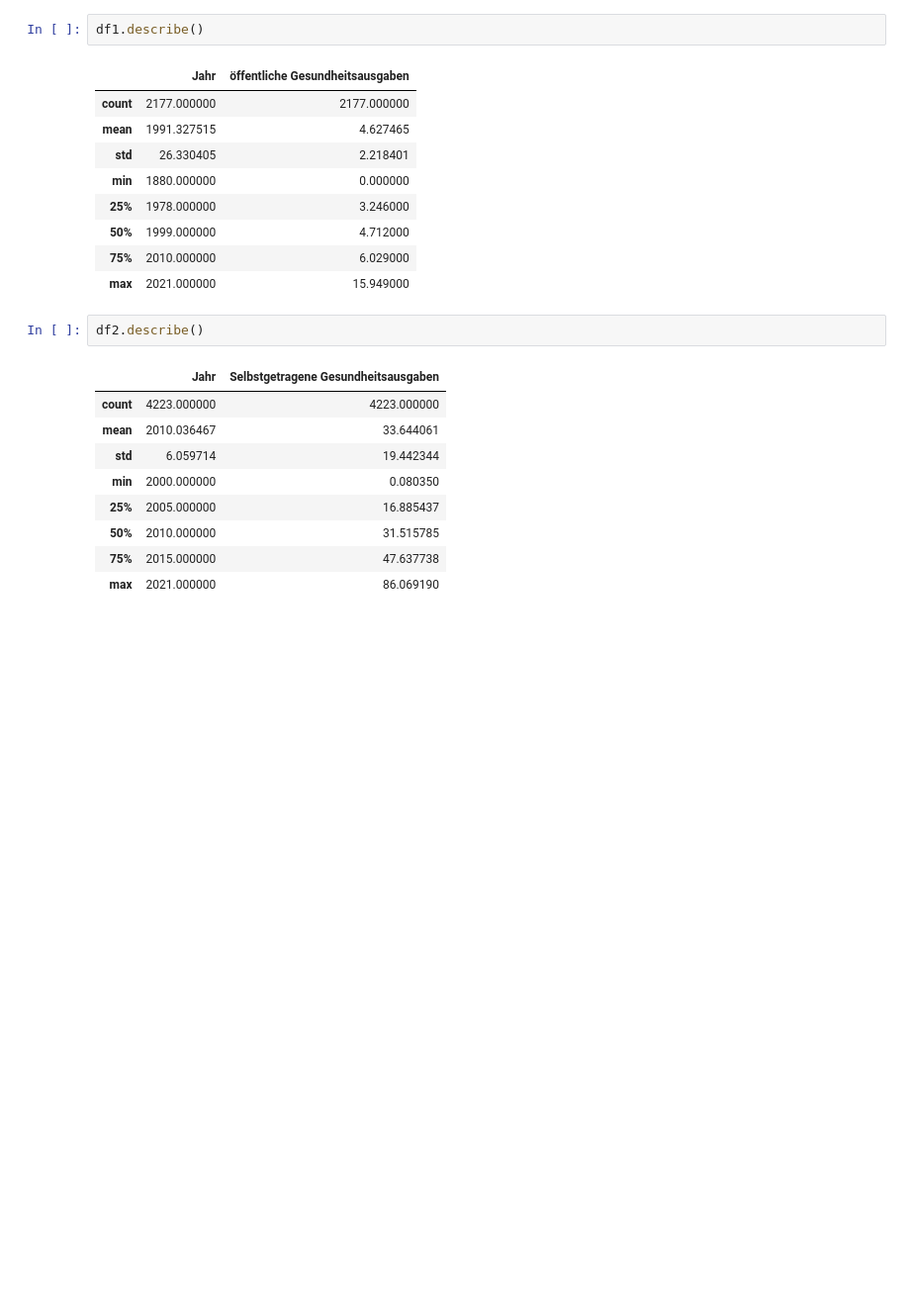
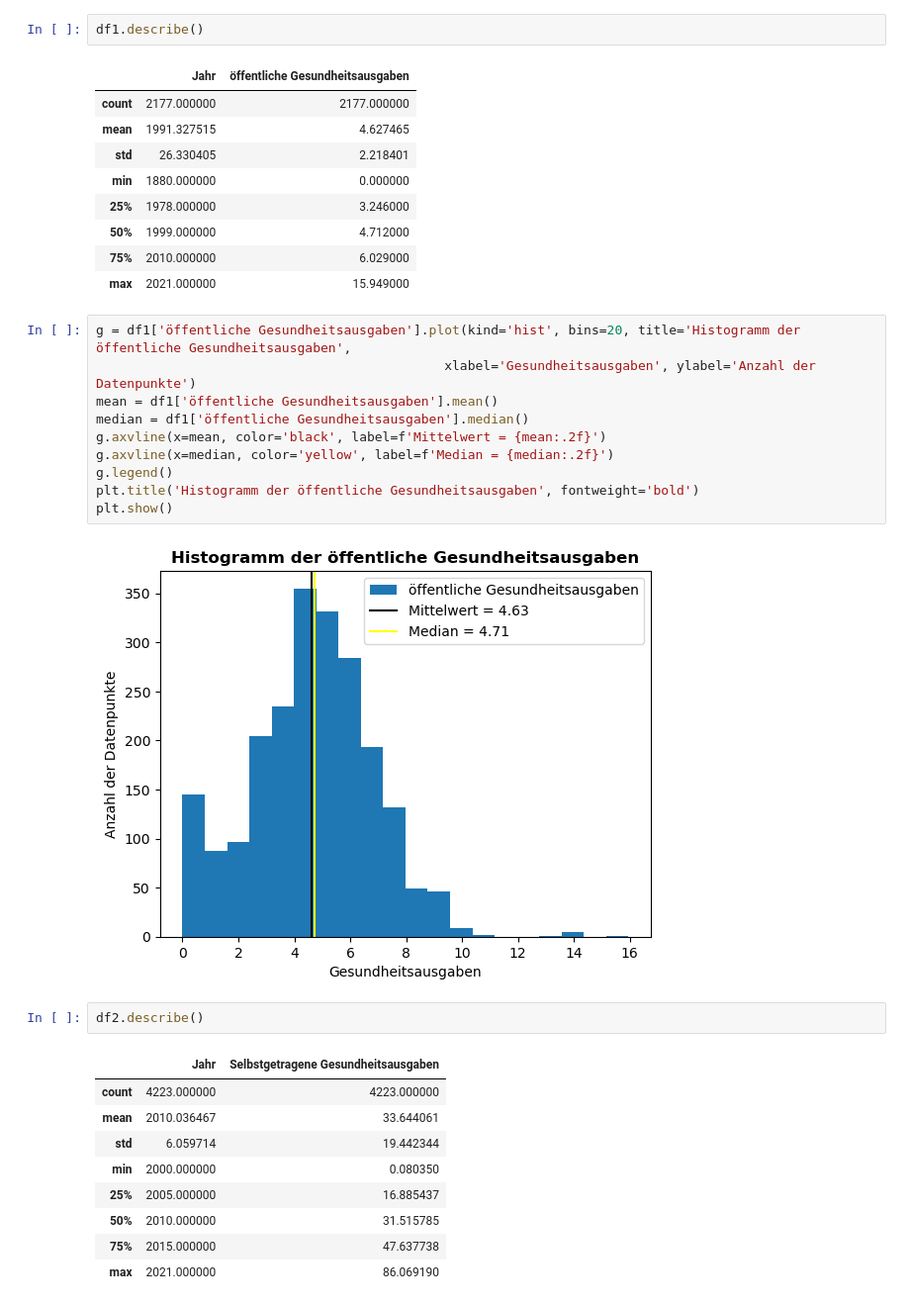
Before and after one commit to cossllea/BMLD1-LN2-Python, a Jupyter notebook: Grundgerüst_Leistungsnachweis.ipynb, the cells around one changed output. Shown at 99% size. Saved outputs shown, nothing was run; the diff lists cells and outputs as text; blank space fills up the shorter version.

```diff
--- a/Grundgerüst_Leistungsnachweis.ipynb
+++ b/Grundgerüst_Leistungsnachweis.ipynb
@@ -250,6 +272,18 @@ df1.describe()
 | 50% | 1999.000000 | 4.712000 |
 | 75% | 2010.000000 | 6.029000 |
 | max | 2021.000000 | 15.949000 |
+# %%
+g = df1['öffentliche Gesundheitsausgaben'].plot(kind='hist', bins=20, title='Histogramm der öffentliche Gesundheitsausgaben',
+                                             xlabel='Gesundheitsausgaben', ylabel='Anzahl der Datenpunkte')
+mean = df1['öffentliche Gesundheitsausgaben'].mean()
+median = df1['öffentliche Gesundheitsausgaben'].median()
+g.axvline(x=mean, color='black', label=f'Mittelwert = {mean:.2f}')
+g.axvline(x=median, color='yellow', label=f'Median = {median:.2f}')
+g.legend()
+plt.title('Histogramm der öffentliche Gesundheitsausgaben', fontweight='bold')
+plt.show()
+# %% [output]
+[figure, added]
 # %%
 df2.describe()
 # %% [output]
```
Also changed, not shown: parts of 7 cells of this notebook, 2 other files.
